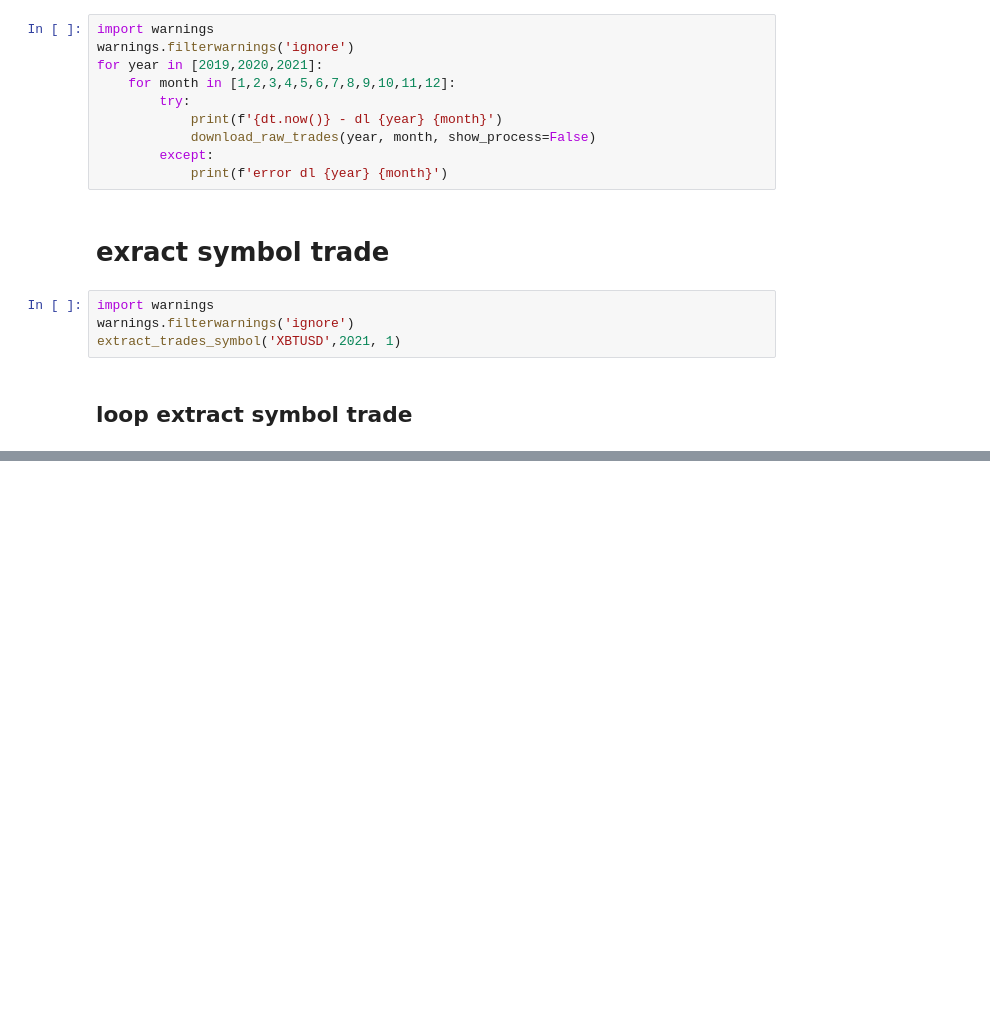
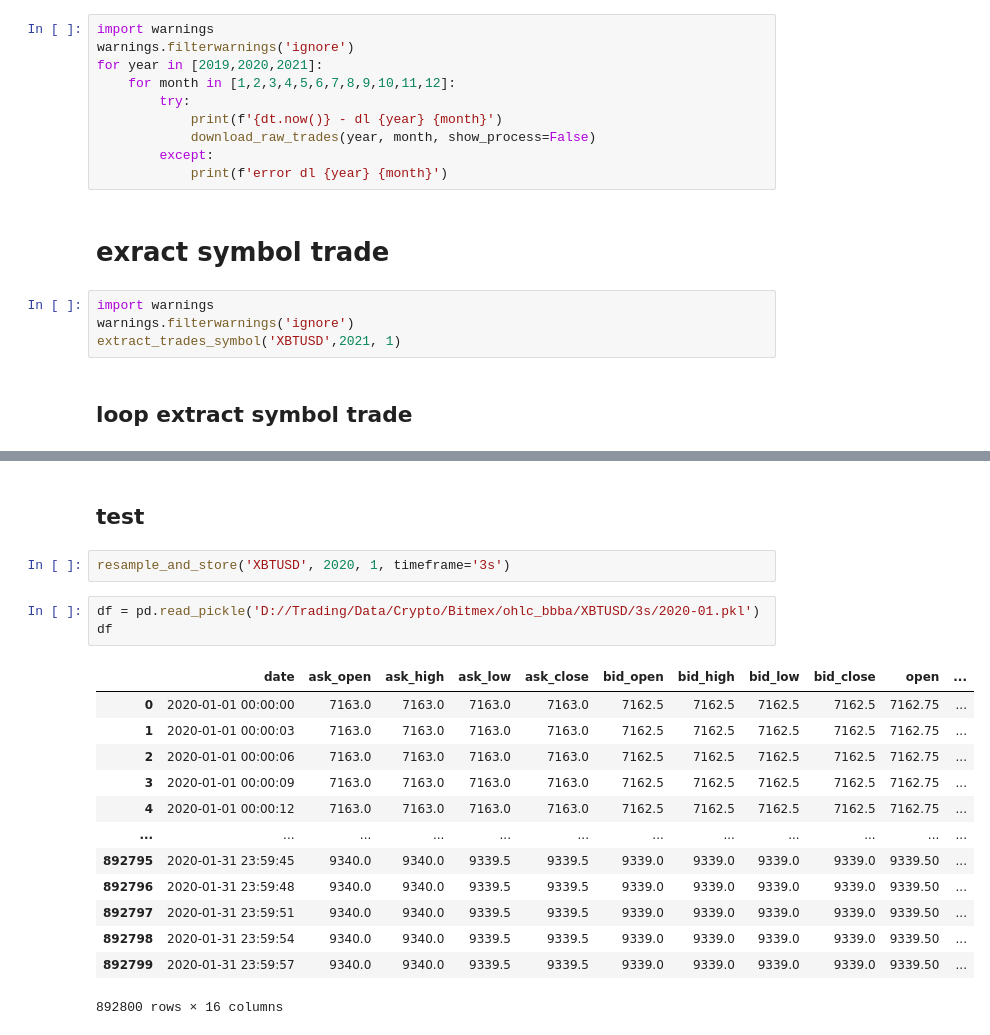
Before and after one commit to noaillypau/Polyvalent_Backtester_3, a Jupyter notebook: datas/Bitmex.ipynb, the cells around one changed output, grey strips where cells are left out. Cells and saved outputs as stored; diff of their text form; blank space fills up the shorter version.

```diff
--- a/datas/Bitmex.ipynb
+++ b/datas/Bitmex.ipynb
@@ -383,0 +440,21 @@ for year in [2019,2020,2021]:
+# %% [markdown]
+## test
+# %%
+resample_and_store('XBTUSD', 2020, 1, timeframe='3s')
+# %%
+df = pd.read_pickle('D://Trading/Data/Crypto/Bitmex/ohlc_bbba/XBTUSD/3s/2020-01.pkl')
+df
+# %% [output]
+|  | date | ask_open | ask_high | ask_low | ask_close | bid_open | bid_high | bid_low | bid_close | open | ... |
+| 0 | 2020-01-01 00:00:00 | 7163.0 | 7163.0 | 7163.0 | 7163.0 | 7162.5 | 7162.5 | 7162.5 | 7162.5 | 7162.75 | ... |
+| 1 | 2020-01-01 00:00:03 | 7163.0 | 7163.0 | 7163.0 | 7163.0 | 7162.5 | 7162.5 | 7162.5 | 7162.5 | 7162.75 | ... |
+| 2 | 2020-01-01 00:00:06 | 7163.0 | 7163.0 | 7163.0 | 7163.0 | 7162.5 | 7162.5 | 7162.5 | 7162.5 | 7162.75 | ... |
+| 3 | 2020-01-01 00:00:09 | 7163.0 | 7163.0 | 7163.0 | 7163.0 | 7162.5 | 7162.5 | 7162.5 | 7162.5 | 7162.75 | ... |
+| 4 | 2020-01-01 00:00:12 | 7163.0 | 7163.0 | 7163.0 | 7163.0 | 7162.5 | 7162.5 | 7162.5 | 7162.5 | 7162.75 | ... |
+| ... | ... | ... | ... | ... | ... | ... | ... | ... | ... | ... | ... |
+| 892795 | 2020-01-31 23:59:45 | 9340.0 | 9340.0 | 9339.5 | 9339.5 | 9339.0 | 9339.0 | 9339.0 | 9339.0 | 9339.50 | ... |
+| 892796 | 2020-01-31 23:59:48 | 9340.0 | 9340.0 | 9339.5 | 9339.5 | 9339.0 | 9339.0 | 9339.0 | 9339.0 | 9339.50 | ... |
+| 892797 | 2020-01-31 23:59:51 | 9340.0 | 9340.0 | 9339.5 | 9339.5 | 9339.0 | 9339.0 | 9339.0 | 9339.0 | 9339.50 | ... |
+| 892798 | 2020-01-31 23:59:54 | 9340.0 | 9340.0 | 9339.5 | 9339.5 | 9339.0 | 9339.0 | 9339.0 | 9339.0 | 9339.50 | ... |
+| 892799 | 2020-01-31 23:59:57 | 9340.0 | 9340.0 | 9339.5 | 9339.5 | 9339.0 | 9339.0 | 9339.0 | 9339.0 | 9339.50 | ... |
+892800 rows × 16 columns
```
Also changed, not shown: parts of 8 cells of this notebook, 1 other file.
